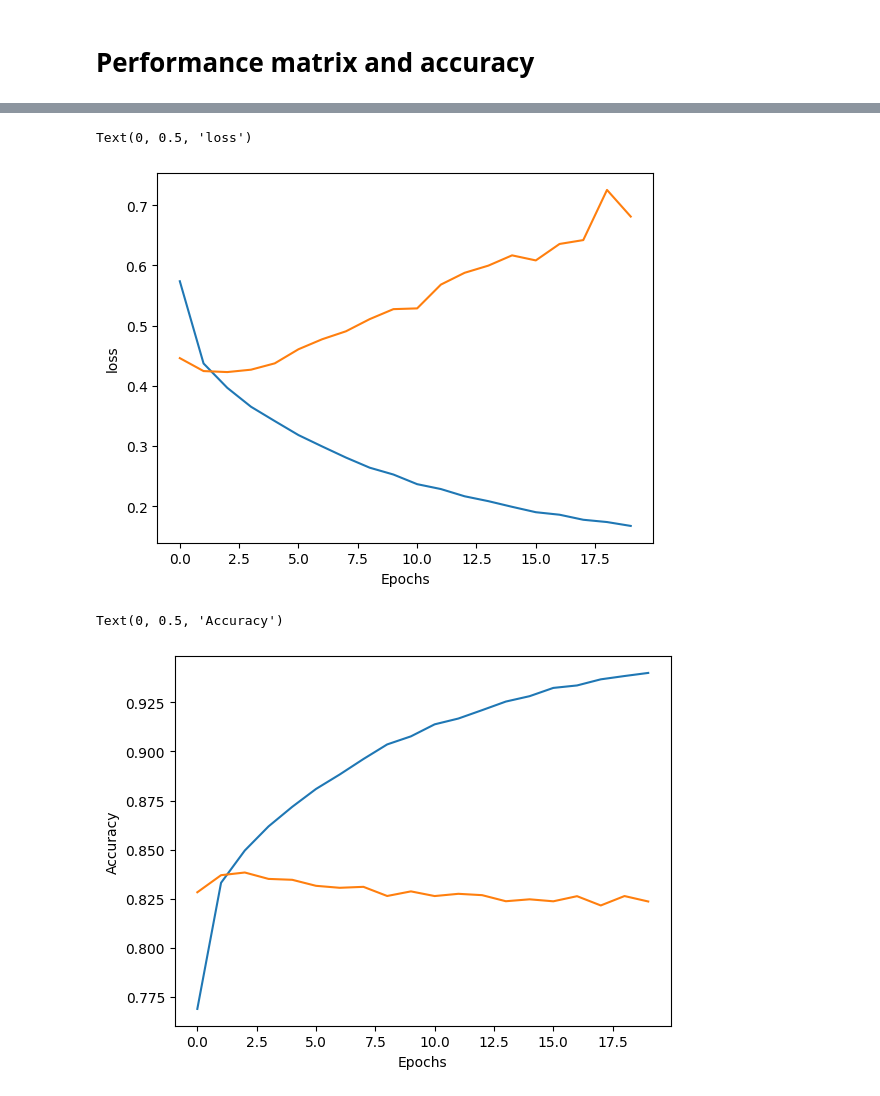
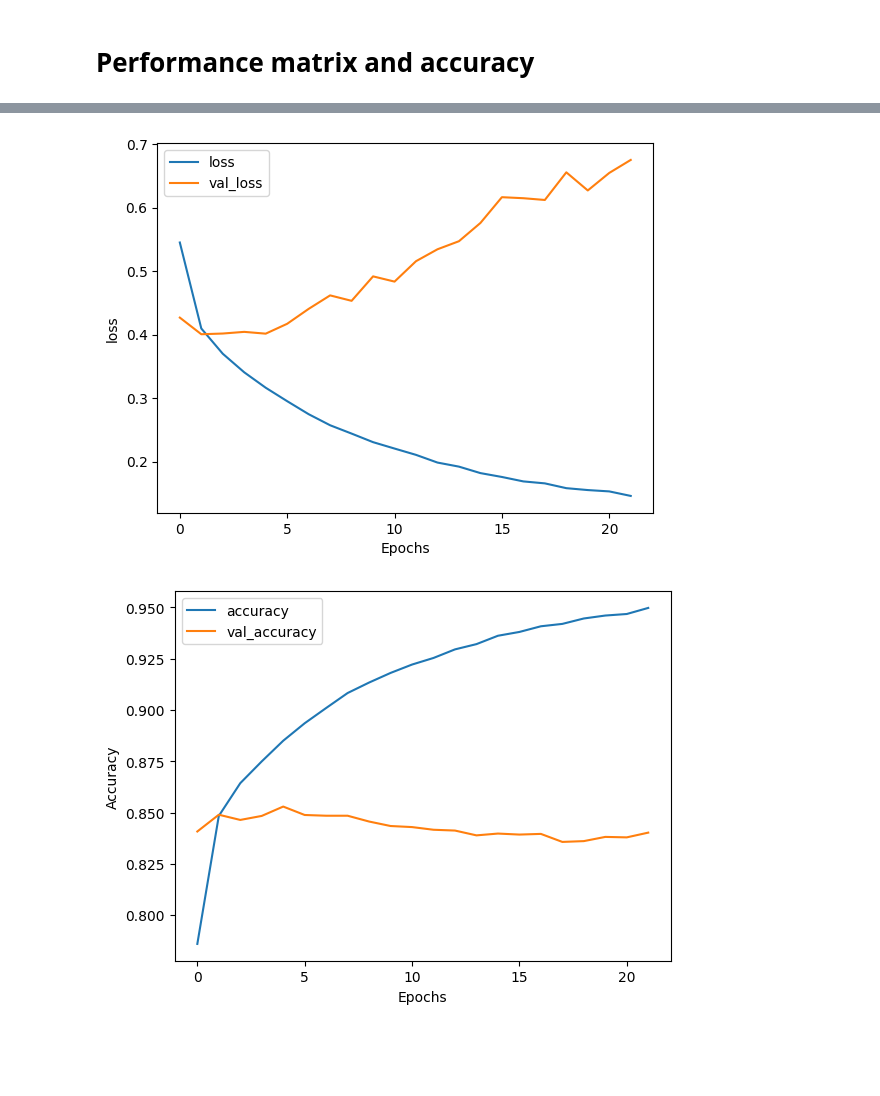
Before and after one commit to seemapr22/ChatGPT_Sentiment_Analysis, a Jupyter notebook: ChatGPT_Sentiment_Analysis.ipynb, the cells around one changed output, grey strips where cells are left out. Saved outputs shown, nothing was run; the diff lists cells and outputs as text; code cells hidden in the pictures; blank space fills up the shorter version.

```diff
--- a/ChatGPT_Sentiment_Analysis.ipynb
+++ b/ChatGPT_Sentiment_Analysis.ipynb
@@ -216,6 +192,6 @@ onehot_repr
 # %%
 # Padding
-sent_length = 25
-embedded_docs = pad_sequences(onehot_repr,padding='pre',maxlen=sent_length)
+#sent_length = 25
+embedded_docs = pad_sequences(onehot_repr,padding='pre',maxlen=max_len)
 print(embedded_docs)
 # %% [output]
@@ -231,13 +207,16 @@ print(embedded_docs)
 # %%
 # Creating model
 embedding_vector_features=40
+
 model=Sequential()
-model.add(Embedding(voc_size,embedding_vector_features,input_length=sent_length))
+model.add(Embedding(voc_size,embedding_vector_features,input_length=max_len))
 model.add(Dropout(0.3))
 model.add(LSTM(100))
 model.add(Dropout(0.3))
 model.add(Dense(3,activation='softmax'))
+
 model.compile(loss='sparse_categorical_crossentropy',optimizer='adam',metrics='accuracy')
+
 print(model.summary())
 # %% [output]
 Model: "sequential"
@@ -276,6 +255,16 @@ from sklearn.model_selection import train_test_split
 X_train,X_test,y_train,y_test=train_test_split(X_final,y_final,test_size=0.3,random_state=1)
 # %% [markdown]
 # **Model Training**
+# %%
+callback=EarlyStopping(
+    monitor='val_loss',
+    min_delta=0.00001,
+    patience=20,
+    verbose=1,
+    mode='auto',
+    baseline=None,
+    restore_best_weights=False
+)
 # %%
-history=model.fit(X_train,y_train,epochs=20,validation_split=0.2)
+history=model.fit(X_train,y_train,epochs=100,validation_split=0.2,callbacks=callback)
 # %% [output]
@@ -321,16 +310,18 @@ array([[29055,   827,  2406],
 # %%
-plt.plot(history.history['loss'])
-plt.plot(history.history['val_loss'])
+plt.plot(history.history['loss'],label='loss')
+plt.plot(history.history['val_loss'],label='val_loss')
 plt.xlabel('Epochs')
 plt.ylabel('loss')
+plt.legend()
+plt.show()
 # %% [output]
-Text(0, 0.5, 'loss')
-[figure, old version]
+[figure, new version]
 # %%
-plt.plot(history.history['accuracy'])
-plt.plot(history.history['val_accuracy'])
+plt.plot(history.history['accuracy'],label='accuracy')
+plt.plot(history.history['val_accuracy'],label='val_accuracy')
 plt.xlabel('Epochs')
 plt.ylabel('Accuracy')
+plt.legend()
+plt.show()
 # %% [output]
-Text(0, 0.5, 'Accuracy')
-[figure, old version]
+[figure, new version]
```
Also changed, not shown: parts of 10 cells of this notebook.
